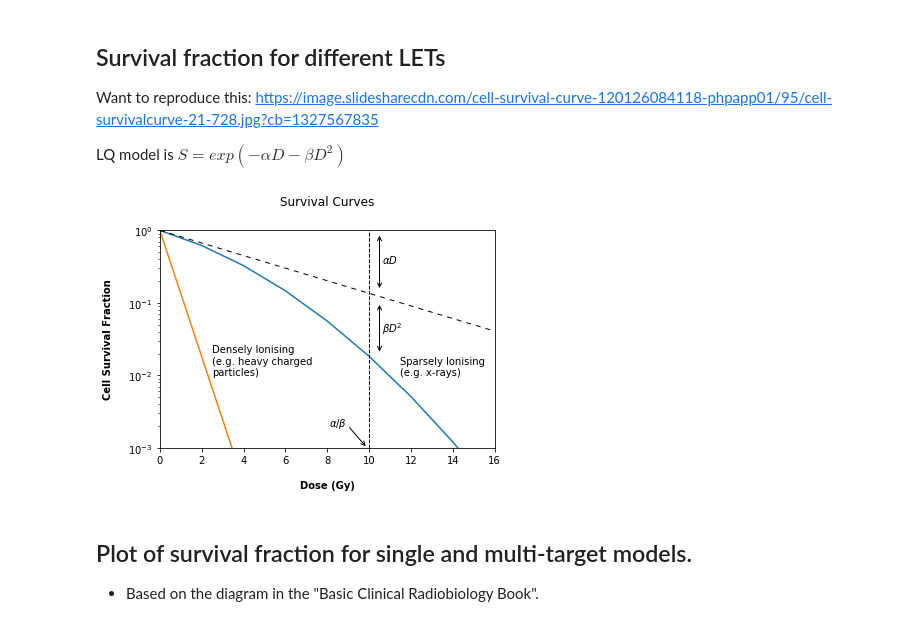
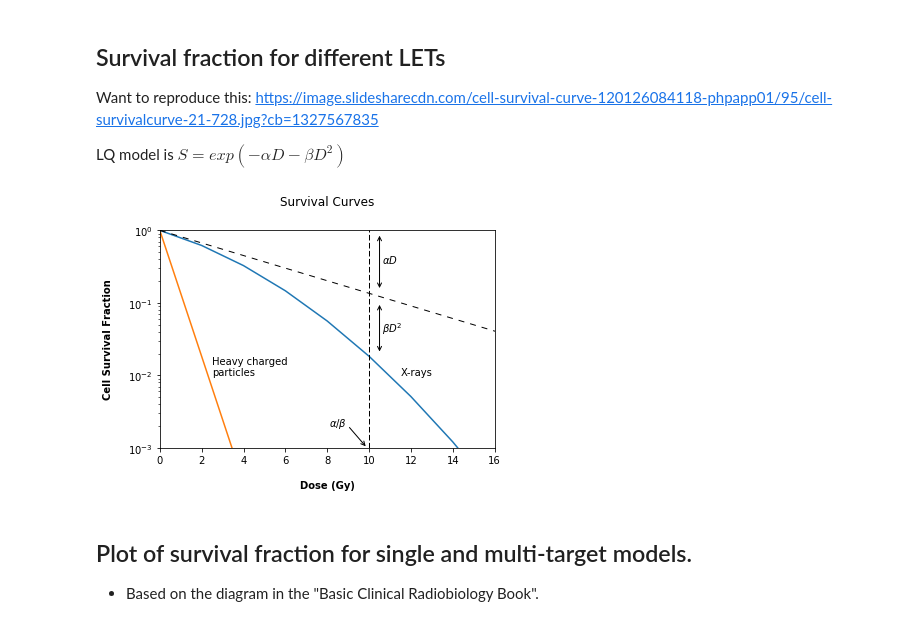
Before and after one commit to mbolt01/Thesis_analysis, a Jupyter notebook: Thesis Diagrams etc.ipynb, the cells around one changed output. Saved outputs shown, nothing was run; the diff lists cells and outputs as text; code cells hidden in the pictures.

```diff
--- a/Thesis Diagrams etc.ipynb
+++ b/Thesis Diagrams etc.ipynb
@@ -200,43 +259,43 @@ plt.yticks([1,0.1,0.01,0.001],['1','0.1','0,01']) ## set the ticks to be non-sci
 plt.axvline(a1b1_rat,c='black',lw=1,ls='--') ## vertical line at a/b ratio
 ## curve for linear only part
 s_n_3 = [s_frac(a3,b3,doses[i]) for i in range(n)]
-plt.semilogy(doses,s_n_3,c='black',lw=1,ls='--', dashes=(5, 5))
+plt.semilogy(doses,s_n_3,c='black',lw=1,ls='--', dashes=(3, 3))
 
 ## arrows for linear and quadratic parts
 plt.annotate("",
             xy=(10.5, 0.9), xycoords='data',
             xytext=(10.5, 0.15), textcoords='data',
             arrowprops=dict(arrowstyle="<->",
                             connectionstyle="arc3"),
             )
 
 plt.annotate("",
             xy=(10.5, 0.1), xycoords='data',
             xytext=(10.5, 0.02), textcoords='data',
             arrowprops=dict(arrowstyle="<->",
                             connectionstyle="arc3"),
             )
 
 plt.annotate("",
             xy=(9.9, 0.001), xycoords='data',
             xytext=(9, 0.002), textcoords='data',
             arrowprops=dict(arrowstyle="->",
                             connectionstyle="arc3"),
             )
 
 ## text labels
 plt.text(10.6,0.35,r'$\alpha D$')
 plt.text(10.6,0.04,r'$\beta D^2$')
 plt.text(8.1, 0.002, r'$\alpha / \beta$')
 
-plt.text(2.5,0.01,'Densely Ionising \n(e.g. heavy charged \nparticles)')
-plt.text(11.5,0.01,'Sparsely Ionising \n(e.g. x-rays)')
+plt.text(2.5,0.01,'Heavy charged \nparticles')
+plt.text(11.5,0.01,'X-rays')
 
 #plt.savefig('Survival_curve_schematic.png',dpi=300,bbox_inches='tight')
 
 plt.show()
 # %% [output]
-[figure, old version]
+[figure, new version]
 # %% [markdown]
 ## Plot of survival fraction for single and multi-target models.
 - Based on the diagram in the "Basic Clinical Radiobiology Book".
```
Also changed, not shown: parts of 2 cells of this notebook.
